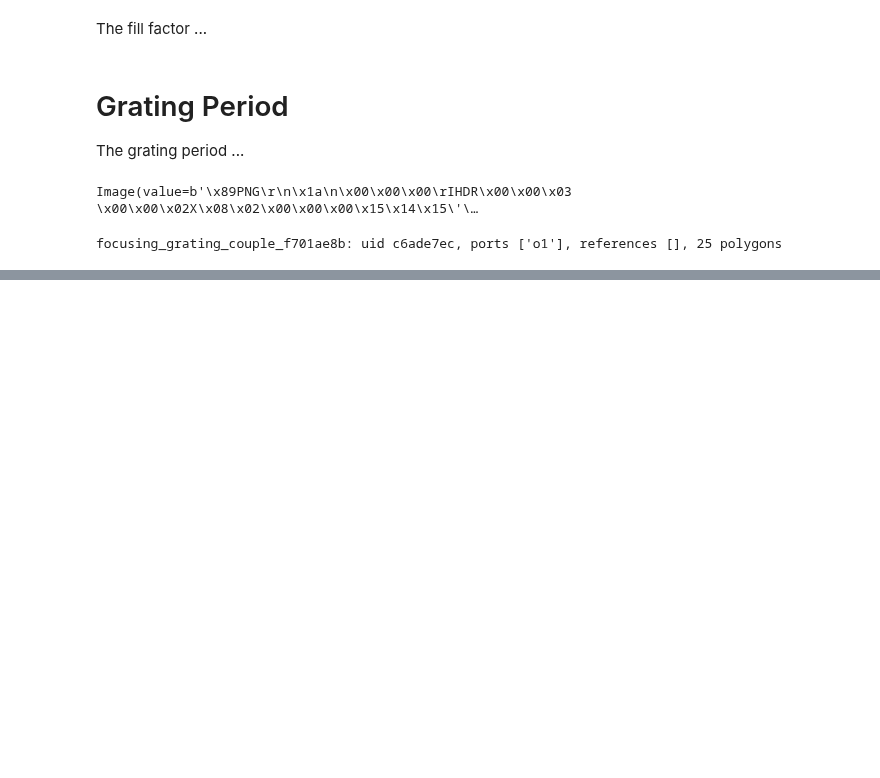
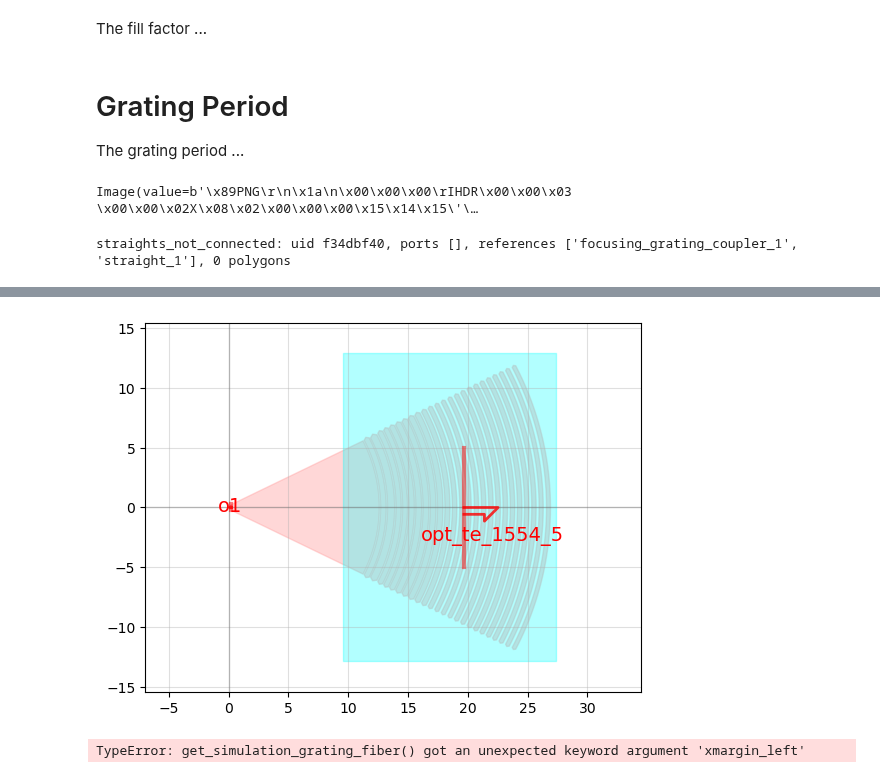
Before and after one commit to BYUCamachoLab/Photonics-Bootcamp, a Jupyter notebook: _sources/pages/grating_couplers.ipynb, the cells around one changed output, grey strips where cells are left out. Drawn from its saved outputs; the diff is of its cells as text; code cells hidden in the pictures; blank space fills up the shorter version.

```diff
--- a/_sources/pages/grating_couplers.ipynb
+++ b/_sources/pages/grating_couplers.ipynb
@@ -132,7 +132,19 @@ The grating period ...
 import gdsfactory as gf
 
 @gf.cell
-def focusing_grating_coupler(grating_period = 0.7, width = 0.35, taper_length = 20, num_teeth = 20 , port_width = 1):
+def straight(length=1, width=1, layer=(1, 0)):
+    WG = gf.Component()
+    WG.add_polygon([(0, 0), (length, 0), (length, width), (0, width)], layer=layer)
+    WG.add_port(
+        name="o1", center=[0, width / 2], width=width, orientation=180, layer=layer
+    )
+    WG.add_port(
+        name="o2", center=[length, width / 2], width=width, orientation=0, layer=layer
+    )
+    return WG
+
+@gf.cell
+def focusing_grating_coupler(grating_period = 0.7, width = 0.35, taper_length = 20, num_teeth = 20 , port_width = 0.6):
 
     def concentric_rings():
         c = gf.Component("Concentric circles")
@@ -151,16 +163,49 @@ def focusing_grating_coupler(grating_period = 0.7, width = 0.35, taper_length =
     triangle_height = 20
 
     component = gf.geometry.trim(component=component, domain=[[0, port_width/2], [0, -port_width/2], [-triangle_length, -triangle_height], [-triangle_length, triangle_height]])
-
-    component2 = gf.Component("waveguide")
-    rect_ref = gf.components.straight(width = 10)
-    component2.add_ref(rect_ref)
     component.add_port(name = "o1", center = (0,0), width=port_width, orientation = 0, layer=1)
 
     return component
 
-c = focusing_grating_coupler(grating_period=0.7, width = 0.35, taper_length = 10, num_teeth = 24, port_width=0.5)
+
+
+#grating_coupler = focusing_grating_coupler(grating_period=0.7, width = 0.35, taper_length = 10, num_teeth = 24, port_width=0.5)
+
+c = gf.Component("straights_not_connected")
+
+grating_coupler = c << focusing_grating_coupler(grating_period=0.7, width = 0.35, taper_length = 10, num_teeth = 24, port_width=0.5)
+waveguide = c << straight(length=2, width=0.5, layer=1)
+
+waveguide.connect("o1", grating_coupler.ports["o1"])
+#waveguide.movex(1)
+
 c
 # %% [output]
 Image(value=b'\x89PNG\r\n\x1a\n\x00\x00\x00\rIHDR\x00\x00\x03 \x00\x00\x02X\x08\x02\x00\x00\x00\x15\x14\x15\'\…
-focusing_grating_couple_f701ae8b: uid c6ade7ec, ports ['o1'], references [], 25 polygons
+straights_not_connected: uid f34dbf40, ports [], references ['focusing_grating_coupler_1', 'straight_1'], 0 polygons
+# %%
+import gdsfactory as gf
+import meep as mp
+import gdsfactory.simulation.gmeep as gm
+import tidy3d
+import gdsfactory.simulation.gtidy3d as gt
+
+
+c = (
+    gf.components.grating_coupler_elliptical_lumerical()
+)  # inverse design grating apodized
+c.plot()
+#fiber_angle_deg = 5
+#s = gt.get_simulation_grating_coupler(
+#    c, is_3d=False, fiber_angle_deg=fiber_angle_deg, fiber_xoffset=0
+#)
+#f = gt.plot_simulation(s)
+
+#c = gf.components.mmi2x2()
+
+# Plot s-parameters simulation
+gm.write_sparameters_grating(c, xmargin_left=1, xmargin_right=1, port_source_offset=-0.3, port_monitor_offset=-0.5, run=False)
+
+# Run simulation and save results
+sp = gm.write_sparameters_meep(c, xmargin_left=1, xmargin_right=1, port_source_offset=-0.3, port_monitor_offset=-0.5)
+# %% [output]
@@ -166,0 +213,2 @@ focusing_grating_couple_f701ae8b: uid c6ade7ec, ports ['o1'], references [], 25
+[figure, added]
+TypeError: get_simulation_grating_fiber() got an unexpected keyword argument 'xmargin_left'
```
Also changed, not shown: parts of 2 cells of this notebook, 3 other files.
